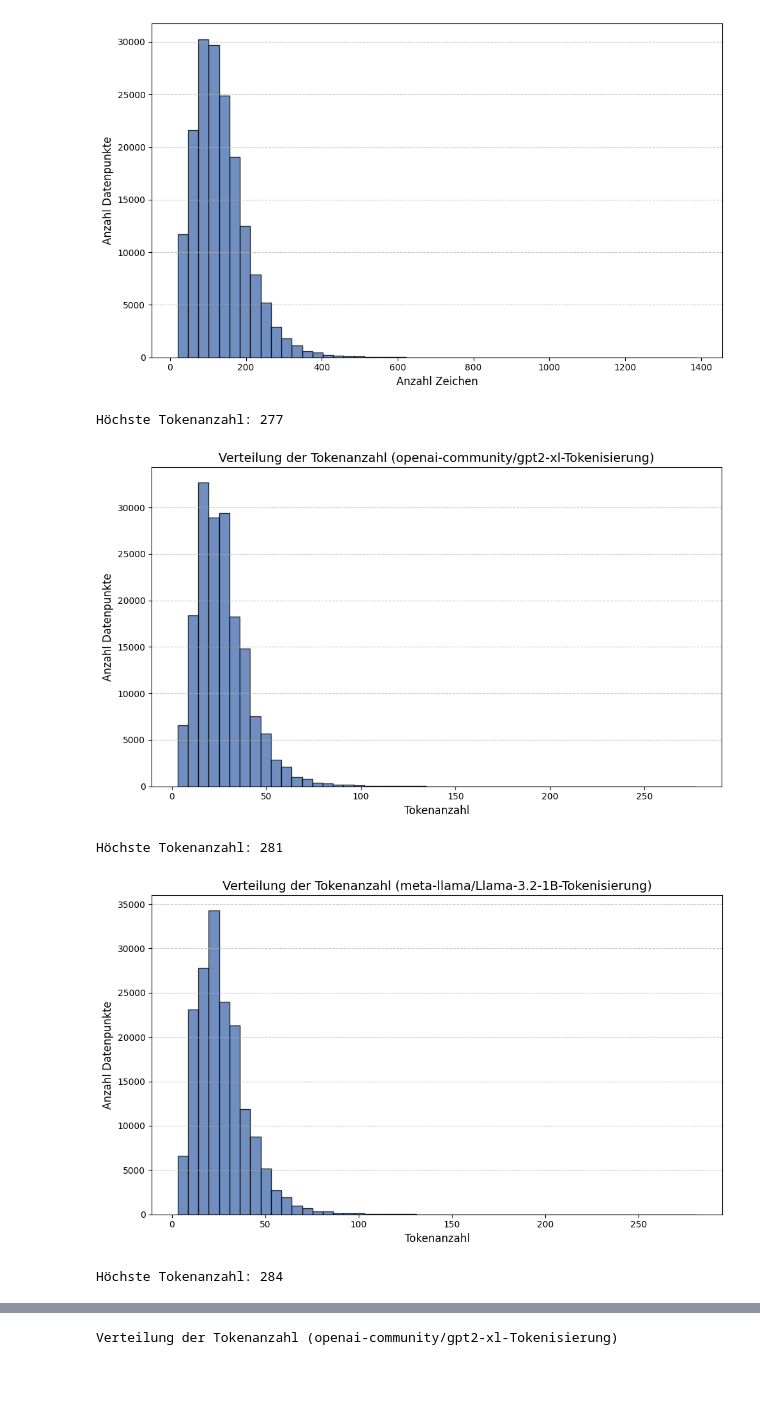
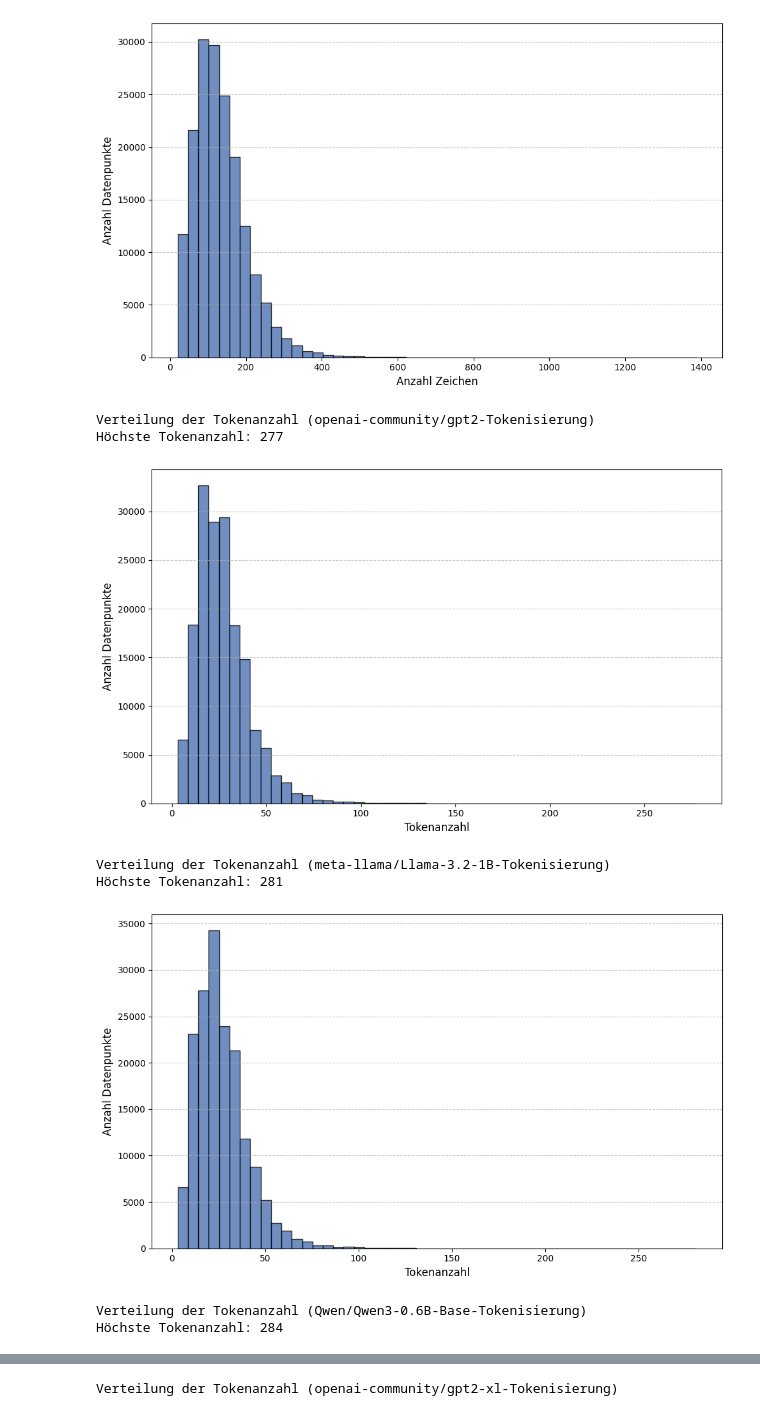
Before and after one commit to Bominyx/EnergyBenchmarks, a Jupyter notebook: notebooks/dataset_visualisation.ipynb, the cells around one changed output, grey strips where cells are left out. Saved outputs shown, nothing was run; the diff lists cells and outputs as text; code cells hidden in the pictures; blank space fills up the shorter version.

```diff
--- a/notebooks/dataset_visualisation.ipynb
+++ b/notebooks/dataset_visualisation.ipynb
@@ -23,34 +23,38 @@ Verteilung der Textlängen im Datensatz
 # %%
 from datasets import load_dataset
 from transformers import AutoTokenizer
 import matplotlib.pyplot as plt
 
-models = ["openai-community/gpt2-xl", "meta-llama/Llama-3.2-1B", "Qwen/Qwen3-0.6B-Base"]
+models = ["openai-community/gpt2", "meta-llama/Llama-3.2-1B", "Qwen/Qwen3-0.6B-Base"]
 for model in models:
     ds = load_dataset("agentlans/high-quality-english-sentences", split="test")
 
 
     tokenizer = AutoTokenizer.from_pretrained(model)
 
     token_lengths = [
         len(tokenizer.encode(example["text"], add_special_tokens=False))
         for example in ds
     ]
 
     plt.figure(figsize=(10, 6))
     plt.hist(token_lengths, bins=50, color="#4C72B0", edgecolor="black", alpha=0.8)
 
-    plt.title(f"Verteilung der Tokenanzahl ({model}-Tokenisierung)", fontsize=14)
+    #plt.title(f"Verteilung der Tokenanzahl ({model}-Tokenisierung)", fontsize=14)
+    print(f"Verteilung der Tokenanzahl ({model}-Tokenisierung)")
     plt.xlabel("Tokenanzahl", fontsize=12)
     plt.ylabel("Anzahl Datenpunkte", fontsize=12)
     plt.grid(axis='y', linestyle='--', alpha=0.7)
     plt.tight_layout()
 
     print(f"Höchste Tokenanzahl: {max(token_lengths)}")
     plt.show()
 # %% [output]
+Verteilung der Tokenanzahl (openai-community/gpt2-Tokenisierung)
 Höchste Tokenanzahl: 277
-[figure, old version]
+[figure, new version]
+Verteilung der Tokenanzahl (meta-llama/Llama-3.2-1B-Tokenisierung)
 Höchste Tokenanzahl: 281
-[figure, old version]
+[figure, new version]
+Verteilung der Tokenanzahl (Qwen/Qwen3-0.6B-Base-Tokenisierung)
 Höchste Tokenanzahl: 284
```
Also changed, not shown: parts of 1 cell of this notebook, 2 other files.
